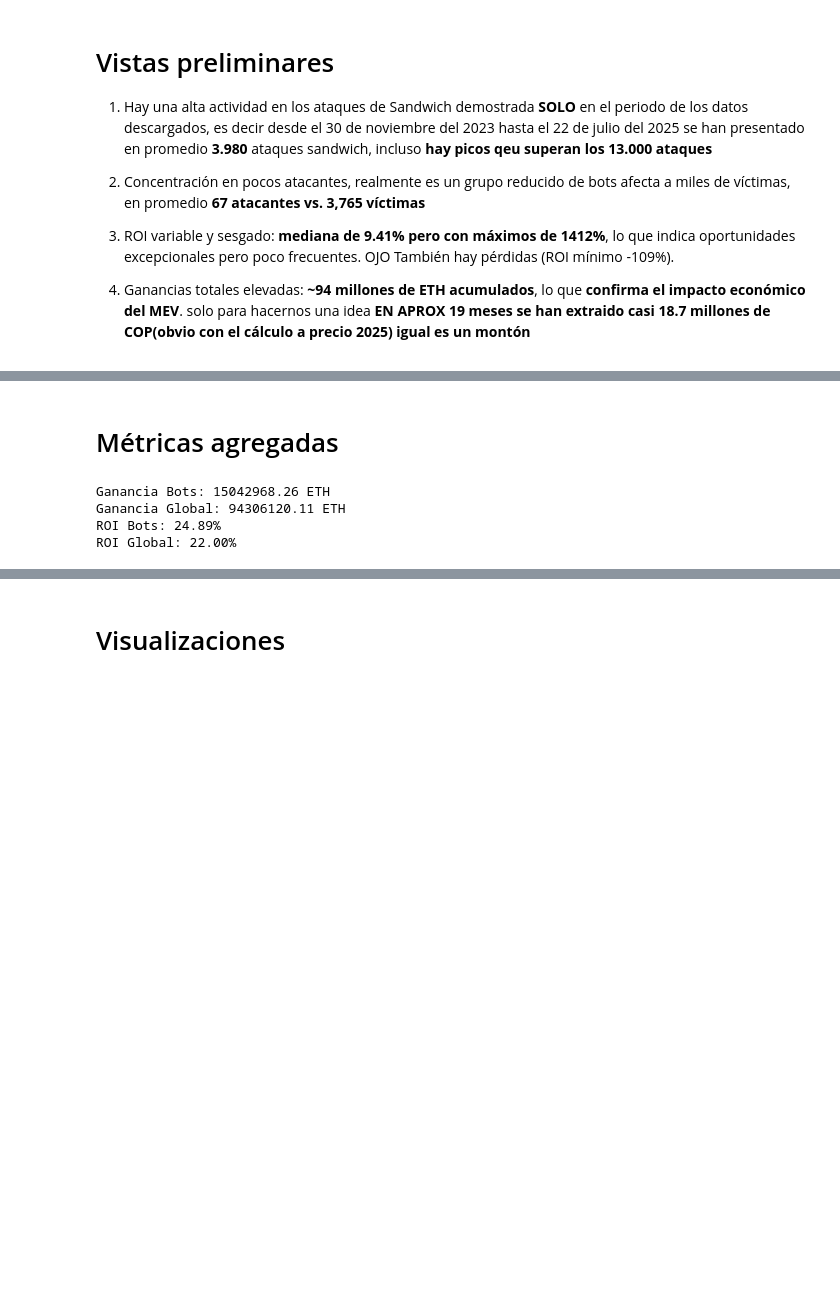
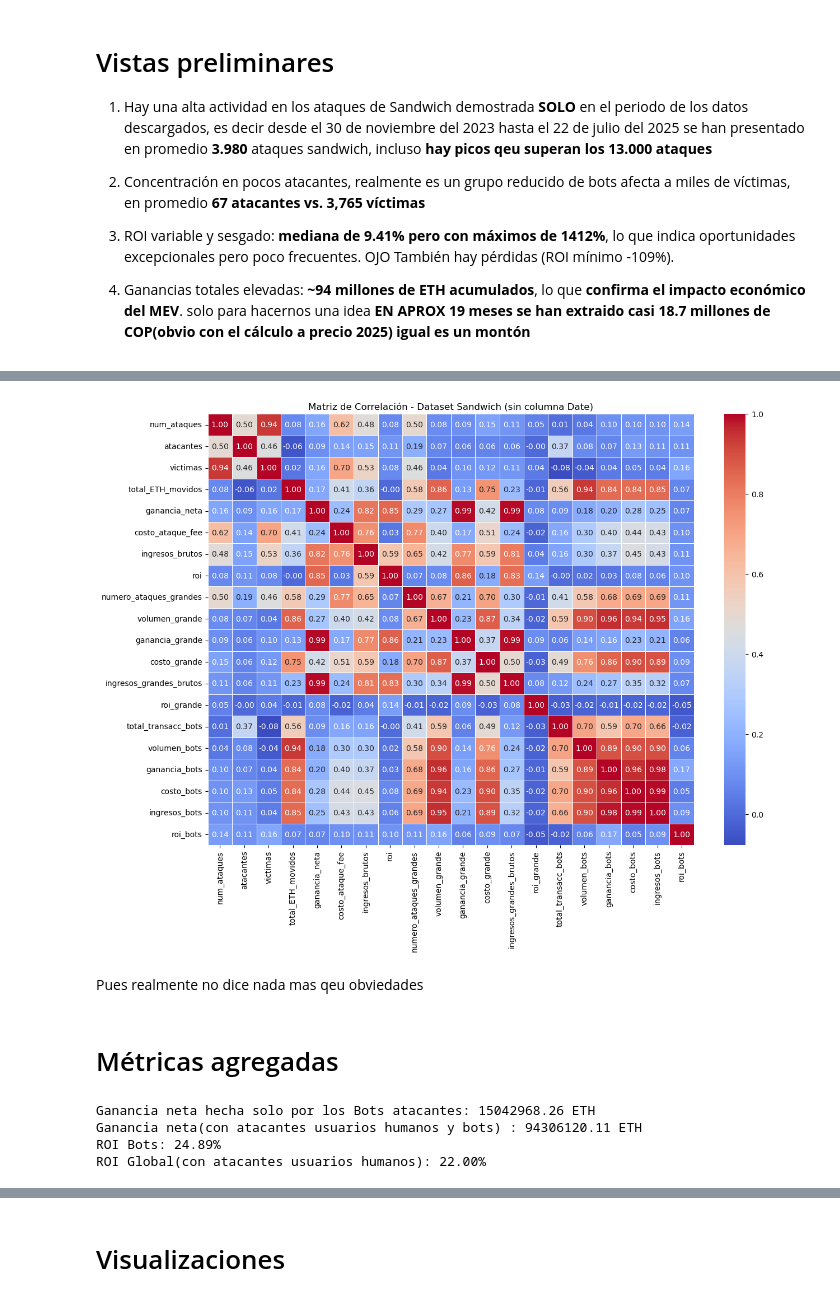
Before and after one commit to t3r4n/ETH, a Jupyter notebook: EDA/Eigenphi_EDA.ipynb, the cells around one changed output, grey strips where cells are left out. Cells and saved outputs as stored; diff of their text form; code cells hidden in the pictures; blank space fills up the shorter version.

```diff
--- a/EDA/Eigenphi_EDA.ipynb
+++ b/EDA/Eigenphi_EDA.ipynb
@@ -231,22 +231,35 @@ plt.show()
+# %%
+# Calcular correlación solo con columnas numéricas (excluyendo 'Date' sin borrar del DF)
+corr = sandwich.select_dtypes(include=['float64', 'int64']).corr()
+
+# Graficar el heatmap
+plt.figure(figsize=(14, 10))
+sns.heatmap(corr, annot=True, fmt=".2f", cmap="coolwarm", linewidths=0.5)
+plt.title("Matriz de Correlación - Dataset Sandwich (sin columna Date)")
+plt.show()
+# %% [output]
+[figure, added]
+# %% [markdown]
+Pues realmente no dice nada mas qeu obviedades
 # %% [markdown]
 # Métricas agregadas
 # %%
 # Datos de bots
-bot_profit = sandwich['Mev-Bot Profit_num'].sum()
-bot_cost = sandwich['Mev-Bot Cost_num'].sum()
-bot_roi = sandwich['MEV roi'].mean()
+bot_profit = sandwich['ganancia_bots'].sum()
+bot_cost = sandwich['costo_bots'].sum()
+bot_roi = sandwich['roi_bots'].mean()
 
-# Datos globales (ya convertidos en celdas anteriores)
-global_profit = sandwich['Profit_num'].sum()
-global_cost = sandwich['Cost_num'].sum()
-global_roi = sandwich['roi()
+# Datos "globales"
+profit = sandwich['ganancia_neta'].sum()
+global_cost = sandwich['costo_ataque_fee'].sum()
+global_roi = sandwich['roi'].mean()
 
-print(f"Ganancia Bots: {bot_profit:.2f} ETH")
-print(f"Ganancia Global: {global_profit:.2f} ETH")
+print(f"Ganancia neta hecha solo por los Bots atacantes: {bot_profit:.2f} ETH")
+print(f"Ganancia neta(con atacantes usuarios humanos y bots) : {profit:.2f} ETH")
 print(f"ROI Bots: {bot_roi:.2f}%")
-print(f"ROI Global: {global_roi:.2f}%")
+print(f"ROI Global(con atacantes usuarios humanos): {global_roi:.2f}%")
 # %% [output]
-Ganancia Bots: 15042968.26 ETH
-Ganancia Global: 94306120.11 ETH
+Ganancia neta hecha solo por los Bots atacantes: 15042968.26 ETH
+Ganancia neta(con atacantes usuarios humanos y bots) : 94306120.11 ETH
 ROI Bots: 24.89%
-ROI Global: 22.00%
+ROI Global(con atacantes usuarios humanos): 22.00%
```
Also changed, not shown: parts of 17 cells of this notebook.
